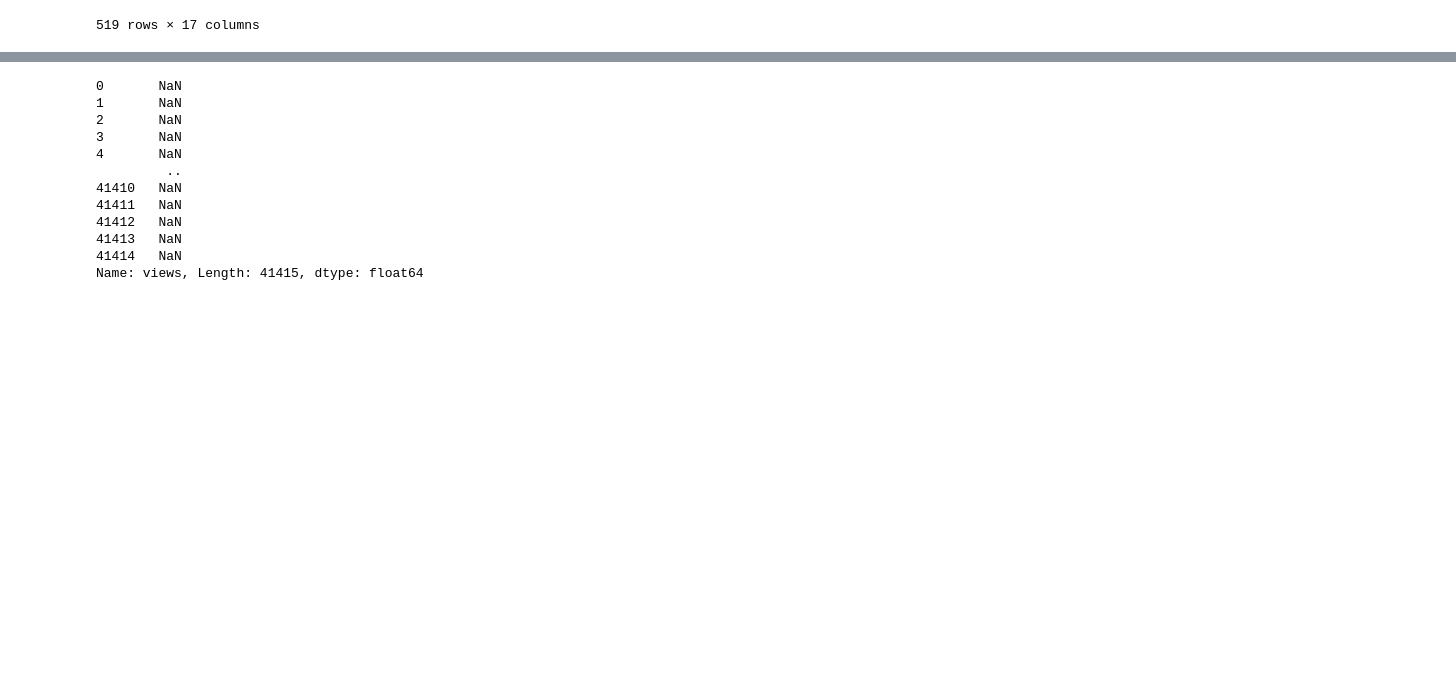
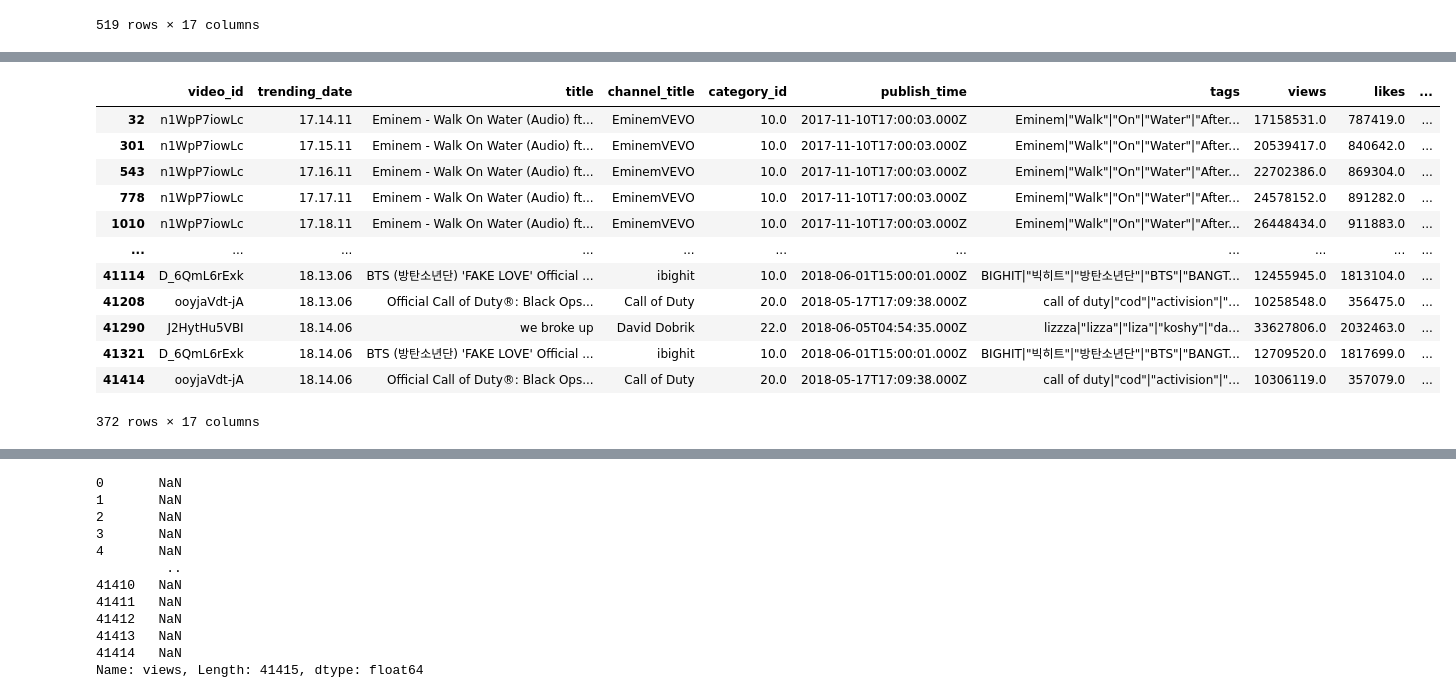
Before and after one commit to mahdid-lilia/CLA-BOOTCAMP, a Jupyter notebook: Unit 2/Homeworks/Exercise 2.ipynb, the cells around one changed output, grey strips where cells are left out. Cells and saved outputs as stored; diff of their text form; code cells hidden in the pictures; blank space fills up the shorter version.

```diff
--- a/Unit 2/Homeworks/Exercise 2.ipynb
+++ b/Unit 2/Homeworks/Exercise 2.ipynb
@@ -124,0 +210,19 @@ da[da["views_zscore"]>3]
+# %%
+df = pd.read_csv("videosUS.csv")
+df["comment_count_zscore"]=(df.comment_count - df.comment_count.mean())/ df.comment_count.std()
+df=df[df["comment_count_zscore"]>3]
+df[df["comment_count_zscore"]>3]
+# %% [output]
+|  | video_id | trending_date | title | channel_title | category_id | publish_time | tags | views | likes | ... |
+| 32 | n1WpP7iowLc | 17.14.11 | Eminem - Walk On Water (Audio) ft... | EminemVEVO | 10.0 | 2017-11-10T17:00:03.000Z | Eminem|"Walk"|"On"|"Water"|"After... | 17158531.0 | 787419.0 | ... |
+| 301 | n1WpP7iowLc | 17.15.11 | Eminem - Walk On Water (Audio) ft... | EminemVEVO | 10.0 | 2017-11-10T17:00:03.000Z | Eminem|"Walk"|"On"|"Water"|"After... | 20539417.0 | 840642.0 | ... |
+| 543 | n1WpP7iowLc | 17.16.11 | Eminem - Walk On Water (Audio) ft... | EminemVEVO | 10.0 | 2017-11-10T17:00:03.000Z | Eminem|"Walk"|"On"|"Water"|"After... | 22702386.0 | 869304.0 | ... |
+| 778 | n1WpP7iowLc | 17.17.11 | Eminem - Walk On Water (Audio) ft... | EminemVEVO | 10.0 | 2017-11-10T17:00:03.000Z | Eminem|"Walk"|"On"|"Water"|"After... | 24578152.0 | 891282.0 | ... |
+| 1010 | n1WpP7iowLc | 17.18.11 | Eminem - Walk On Water (Audio) ft... | EminemVEVO | 10.0 | 2017-11-10T17:00:03.000Z | Eminem|"Walk"|"On"|"Water"|"After... | 26448434.0 | 911883.0 | ... |
+| ... | ... | ... | ... | ... | ... | ... | ... | ... | ... | ... |
+| 41114 | D_6QmL6rExk | 18.13.06 | BTS (방탄소년단) 'FAKE LOVE' Official ... | ibighit | 10.0 | 2018-06-01T15:00:01.000Z | BIGHIT|"빅히트"|"방탄소년단"|"BTS"|"BANGT... | 12455945.0 | 1813104.0 | ... |
+| 41208 | ooyjaVdt-jA | 18.13.06 | Official Call of Duty®: Black Ops... | Call of Duty | 20.0 | 2018-05-17T17:09:38.000Z | call of duty|"cod"|"activision"|"... | 10258548.0 | 356475.0 | ... |
+| 41290 | J2HytHu5VBI | 18.14.06 | we broke up | David Dobrik | 22.0 | 2018-06-05T04:54:35.000Z | lizzza|"lizza"|"liza"|"koshy"|"da... | 33627806.0 | 2032463.0 | ... |
+| 41321 | D_6QmL6rExk | 18.14.06 | BTS (방탄소년단) 'FAKE LOVE' Official ... | ibighit | 10.0 | 2018-06-01T15:00:01.000Z | BIGHIT|"빅히트"|"방탄소년단"|"BTS"|"BANGT... | 12709520.0 | 1817699.0 | ... |
+| 41414 | ooyjaVdt-jA | 18.14.06 | Official Call of Duty®: Black Ops... | Call of Duty | 20.0 | 2018-05-17T17:09:38.000Z | call of duty|"cod"|"activision"|"... | 10306119.0 | 357079.0 | ... |
+372 rows × 17 columns
```
Also changed, not shown: parts of 11 cells of this notebook, 1 other file.
